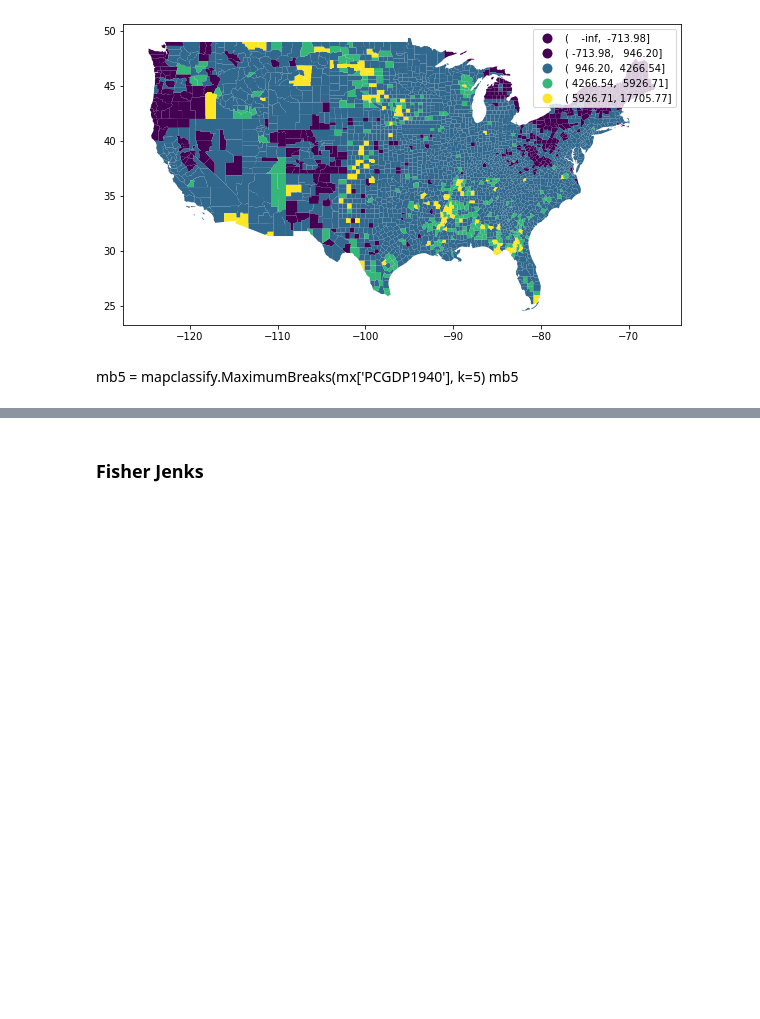
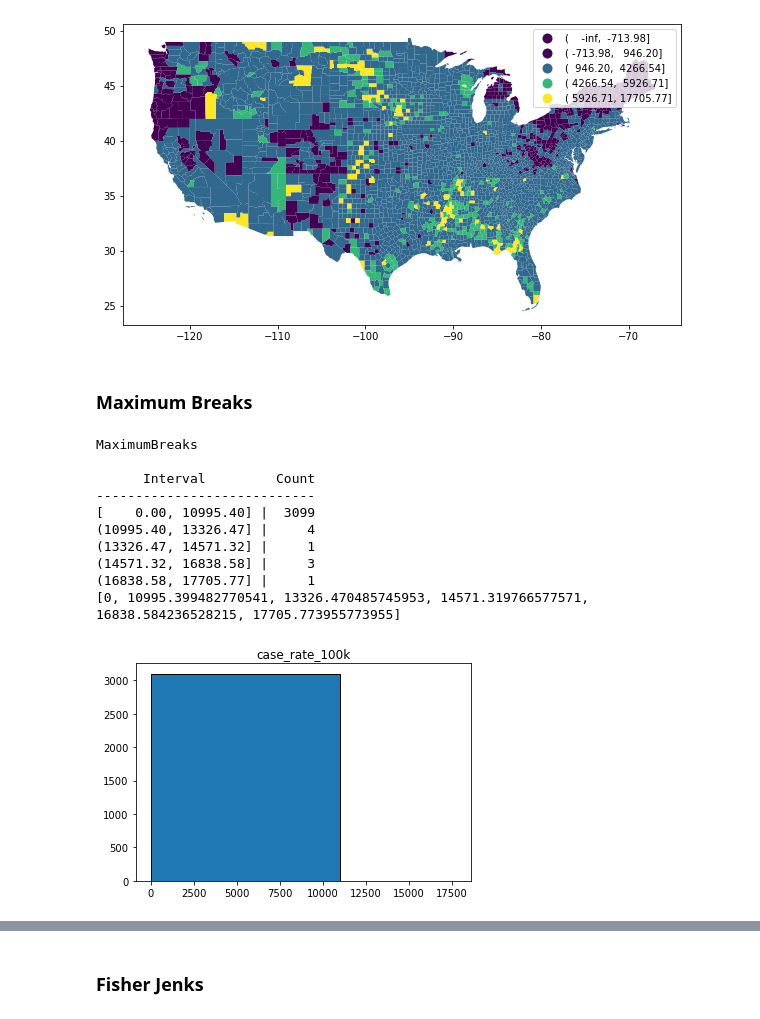
Before and after one commit to jamesdamillington/usa-covid-mapping, a Jupyter notebook: USA-covid-choropleth.ipynb, the cells around one changed output, grey strips where cells are left out. Drawn from its saved outputs; the diff is of its cells as text; code cells hidden in the pictures; blank space fills up the shorter version.

```diff
--- a/USA-covid-choropleth.ipynb
+++ b/USA-covid-choropleth.ipynb
@@ -319,6 +319,26 @@ cty_cont.plot(column='case_rate_100k', scheme='StdMean', ax=ax, legend=True)
 # %% [output]
 <AxesSubplot:>
 [figure]
-# %% [markdown]
-mb5 = mapclassify.MaximumBreaks(mx['PCGDP1940'], k=5)
-mb5
+# %% [markdown]
+### Maximum Breaks
+# %%
+mb5 = mapclassify.MaximumBreaks(cty_cont['case_rate_100k'], k=5)
+print(mb5)
+mb5bins = [0] + mb5.bins.tolist()
+cty_cont.hist('case_rate_100k',
+              bins=mb5bins,
+              edgecolor='black',
+              grid=False)
+plt.show()
+# %% [output]
+MaximumBreaks
+
+      Interval         Count
+----------------------------
+[    0.00, 10995.40] |  3099
+(10995.40, 13326.47] |     4
+(13326.47, 14571.32] |     1
+(14571.32, 16838.58] |     3
+(16838.58, 17705.77] |     1
+[0, 10995.399482770541, 13326.470485745953, 14571.319766577571, 16838.584236528215, 17705.773955773955]
+[figure, added]
```
Also changed, not shown: parts of 4 cells of this notebook.
